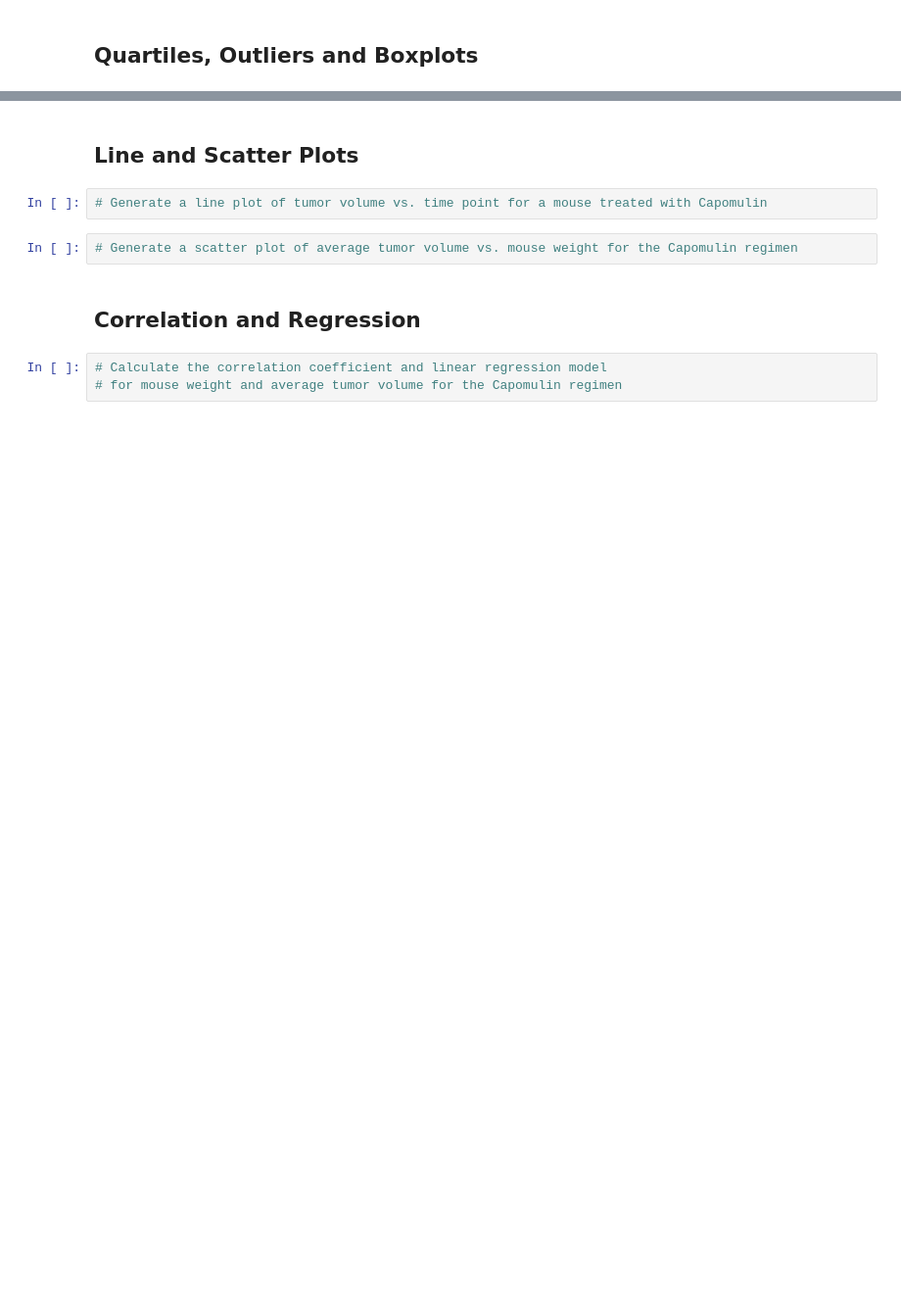
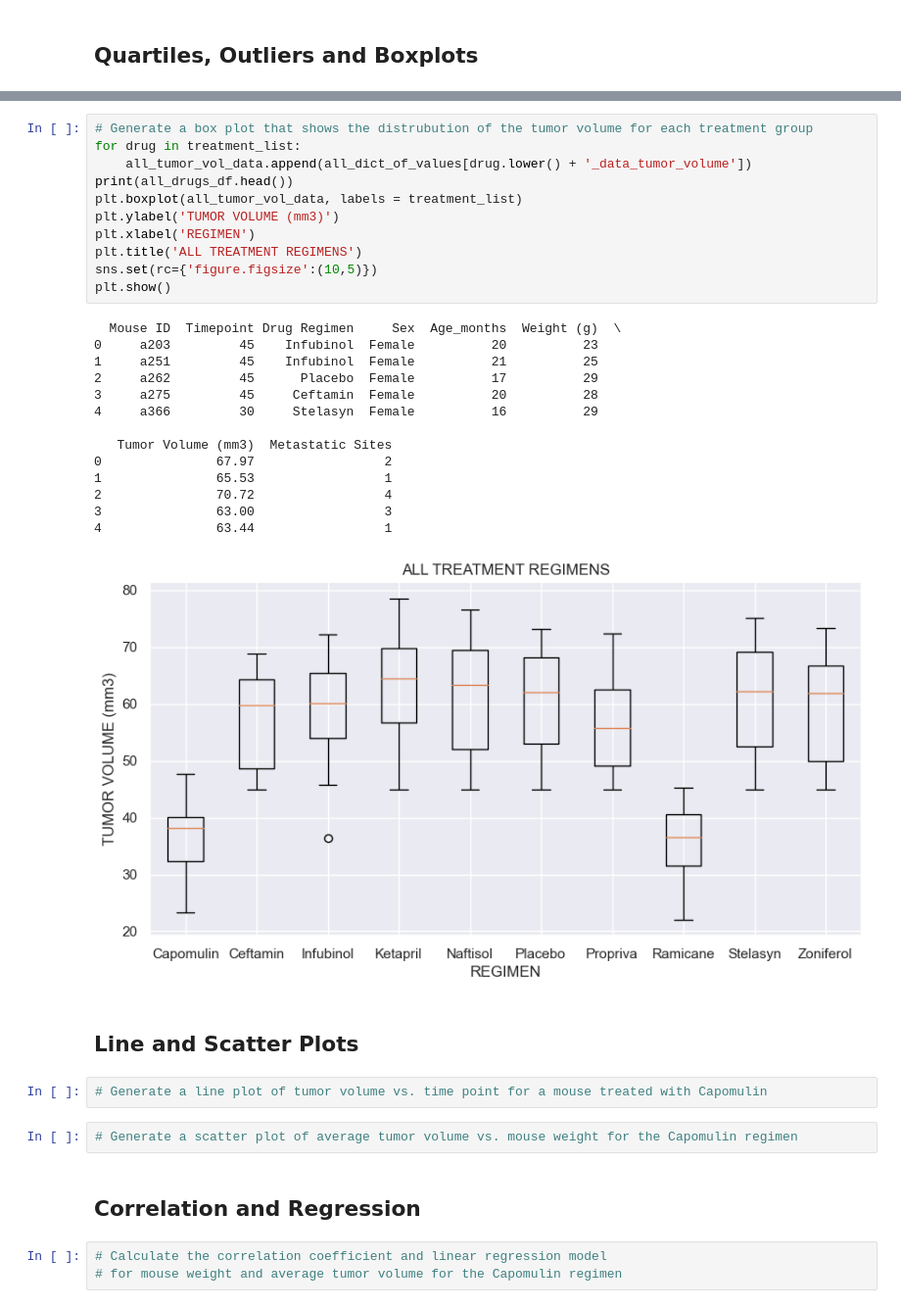
Before and after one commit to gusibis/challenge-5, a Jupyter notebook: pymaceuticals_starter.ipynb, the cells around one changed output, grey strips where cells are left out. Shown at 98% size. Cells and saved outputs as stored; diff of their text form; blank space fills up the shorter version.

```diff
--- a/pymaceuticals_starter.ipynb
+++ b/pymaceuticals_starter.ipynb
@@ -302,3 +379,29 @@ plt.show()
+# %%
+# Generate a box plot that shows the distrubution of the tumor volume for each treatment group
+for drug in treatment_list:
+    all_tumor_vol_data.append(all_dict_of_values[drug.lower() + '_data_tumor_volume'])
+print(all_drugs_df.head())
+plt.boxplot(all_tumor_vol_data, labels = treatment_list)
+plt.ylabel('TUMOR VOLUME (mm3)')
+plt.xlabel('REGIMEN')
+plt.title('ALL TREATMENT REGIMENS')
+sns.set(rc={'figure.figsize':(10,5)})
+plt.show()
+# %% [output]
+  Mouse ID  Timepoint Drug Regimen     Sex  Age_months  Weight (g)  \
+0     a203         45    Infubinol  Female          20          23
+1     a251         45    Infubinol  Female          21          25
+2     a262         45      Placebo  Female          17          29
+3     a275         45     Ceftamin  Female          20          28
+4     a366         30     Stelasyn  Female          16          29
+
+   Tumor Volume (mm3)  Metastatic Sites
+0               67.97                 2
+1               65.53                 1
+2               70.72                 4
+3               63.00                 3
+4               63.44                 1
+[figure, added]
 # %% [markdown]
 ## Line and Scatter Plots
 # %%
```
Also changed, not shown: parts of 9 cells of this notebook.
